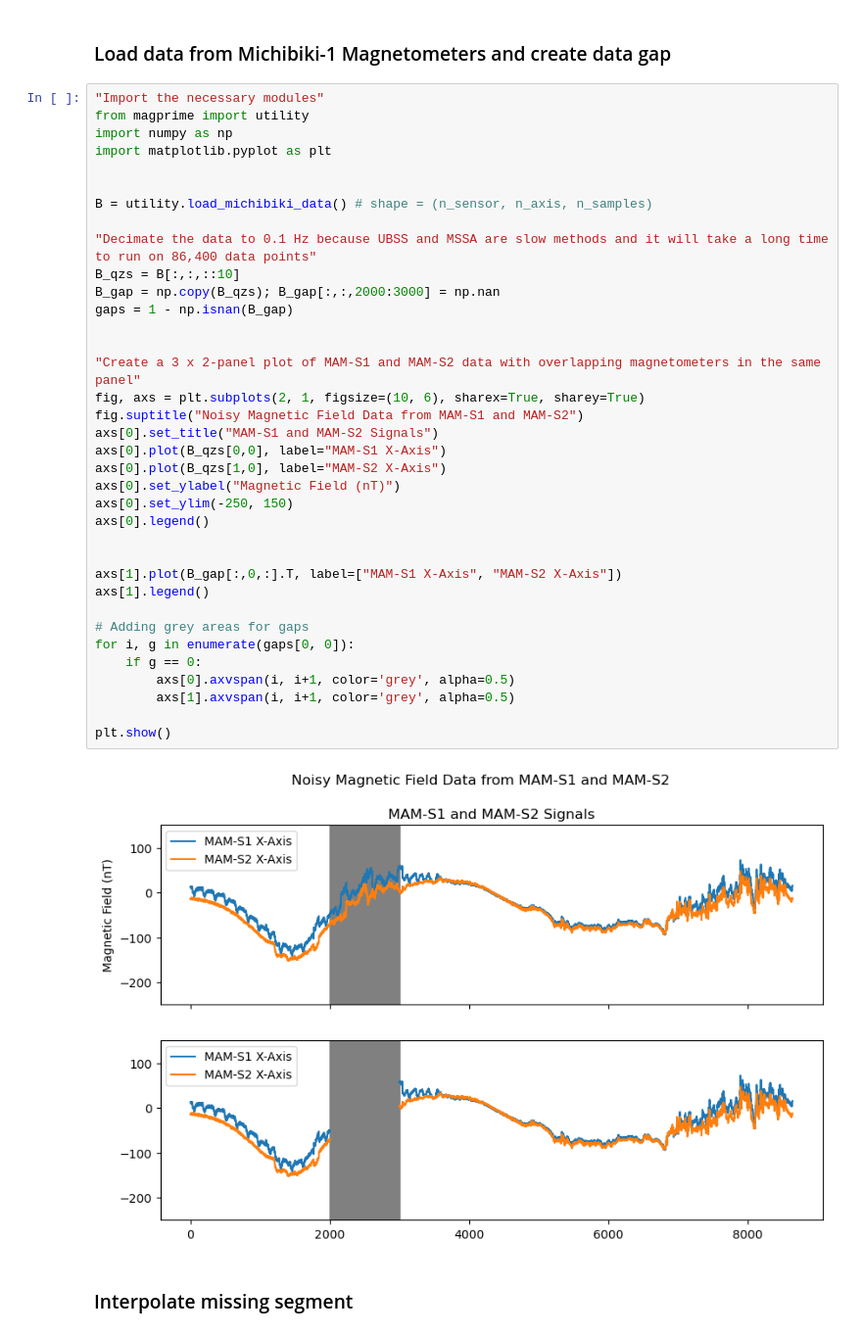
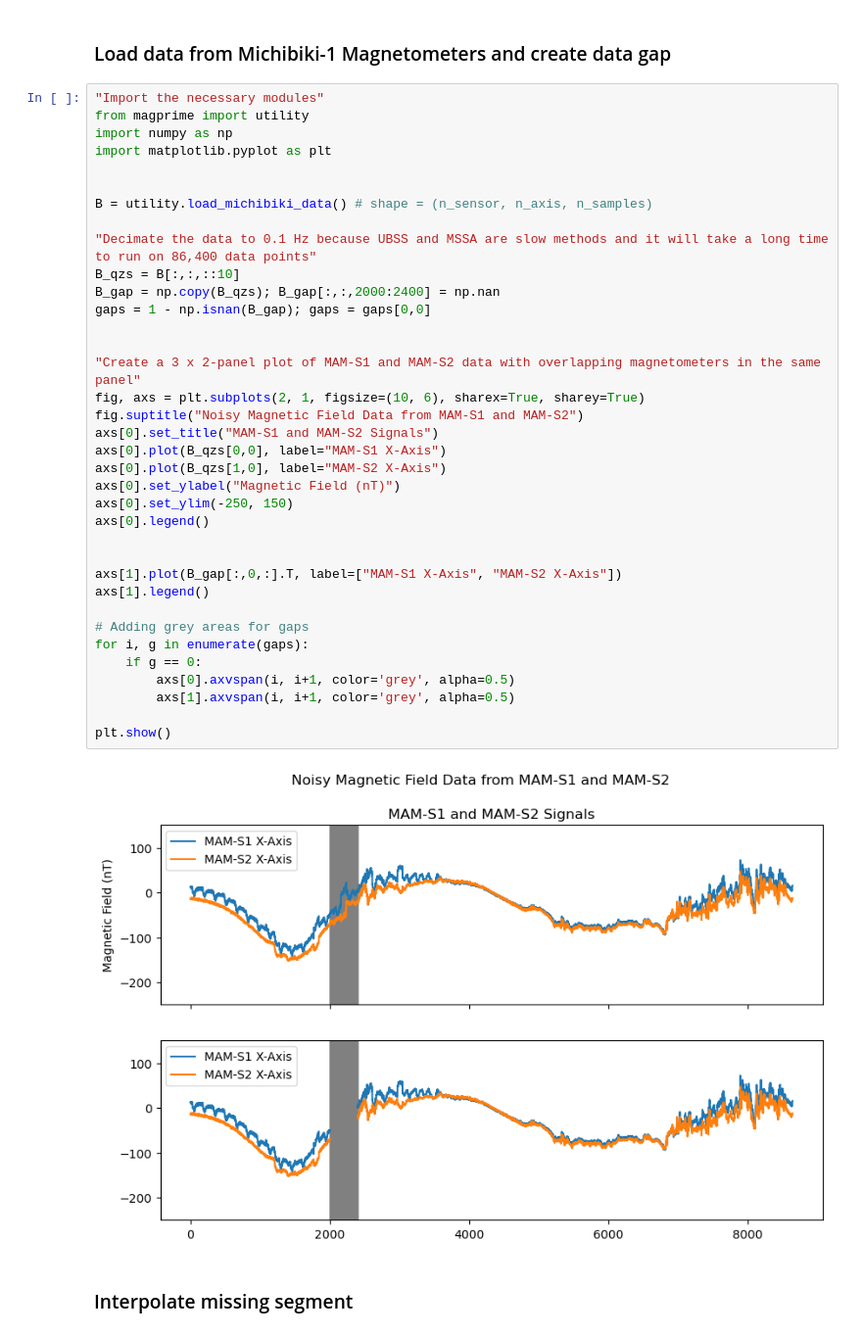
Before and after one commit to aphoffmann/MAGPRIME, a Jupyter notebook: magprime/examples/interpolation_example.ipynb, the cells around one changed output. Shown at 98% size. Drawn from its saved outputs; the diff is of its cells as text.

```diff
--- a/magprime/examples/interpolation_example.ipynb
+++ b/magprime/examples/interpolation_example.ipynb
@@ -7,36 +7,36 @@ import numpy as np
 import matplotlib.pyplot as plt
 
 
 B = utility.load_michibiki_data() # shape = (n_sensor, n_axis, n_samples)
 
 "Decimate the data to 0.1 Hz because UBSS and MSSA are slow methods and it will take a long time to run on 86,400 data points"
 B_qzs = B[:,:,::10]
-B_gap = np.copy(B_qzs); B_gap[:,:,2000:3000] = np.nan
-gaps = 1 - np.isnan(B_gap)
+B_gap = np.copy(B_qzs); B_gap[:,:,2000:2400] = np.nan
+gaps = 1 - np.isnan(B_gap); gaps = gaps[0,0]
 
 
 "Create a 3 x 2-panel plot of MAM-S1 and MAM-S2 data with overlapping magnetometers in the same panel"
 fig, axs = plt.subplots(2, 1, figsize=(10, 6), sharex=True, sharey=True)
 fig.suptitle("Noisy Magnetic Field Data from MAM-S1 and MAM-S2")
 axs[0].set_title("MAM-S1 and MAM-S2 Signals")
 axs[0].plot(B_qzs[0,0], label="MAM-S1 X-Axis")
 axs[0].plot(B_qzs[1,0], label="MAM-S2 X-Axis")
 axs[0].set_ylabel("Magnetic Field (nT)")
 axs[0].set_ylim(-250, 150)
 axs[0].legend()
 
 
 axs[1].plot(B_gap[:,0,:].T, label=["MAM-S1 X-Axis", "MAM-S2 X-Axis"])
 axs[1].legend()
 
 # Adding grey areas for gaps
-for i, g in enumerate(gaps[0, 0]):
+for i, g in enumerate(gaps):
     if g == 0:
         axs[0].axvspan(i, i+1, color='grey', alpha=0.5)
         axs[1].axvspan(i, i+1, color='grey', alpha=0.5)
 
 plt.show()
 # %% [output]
-[figure, old version]
+[figure, new version]
 # %% [markdown]
 ### Interpolate missing segment
```
Also changed, not shown: parts of 3 cells of this notebook.
